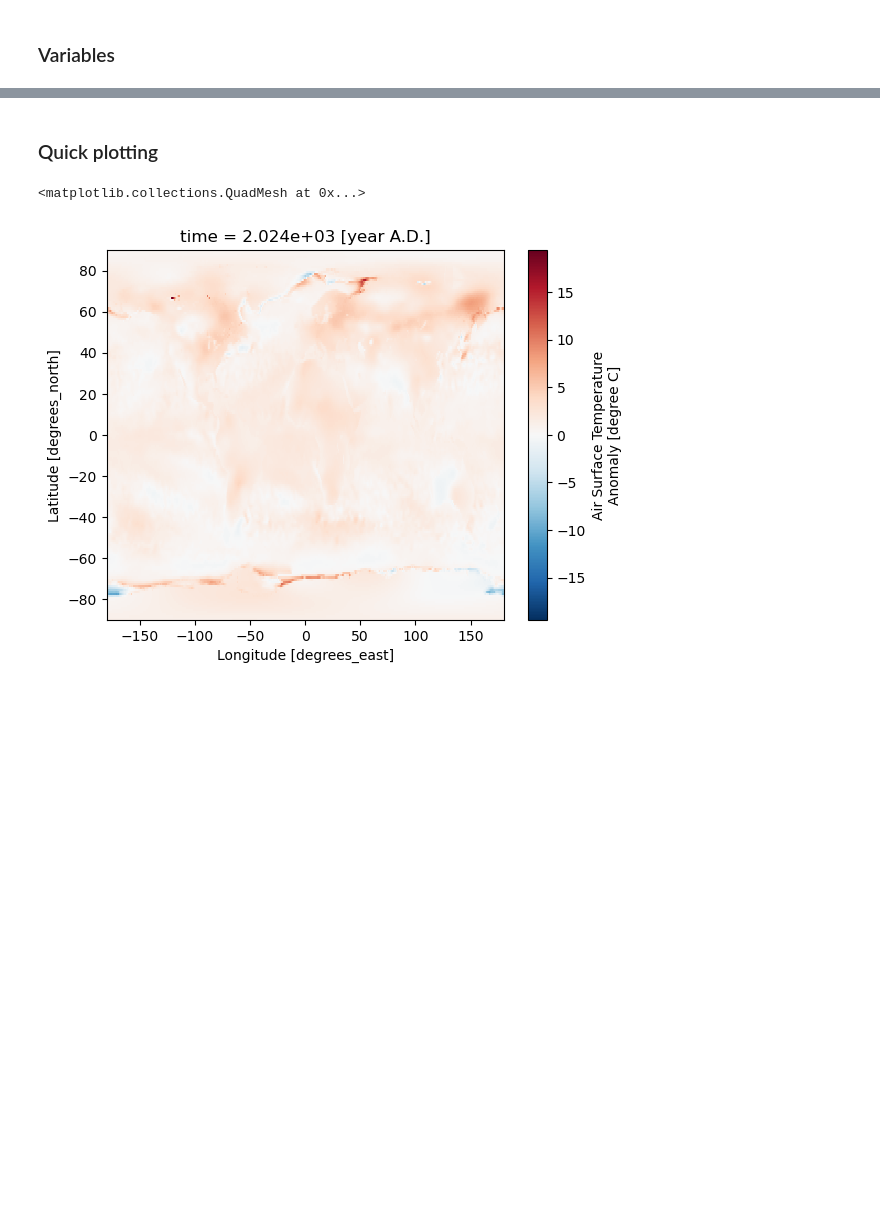
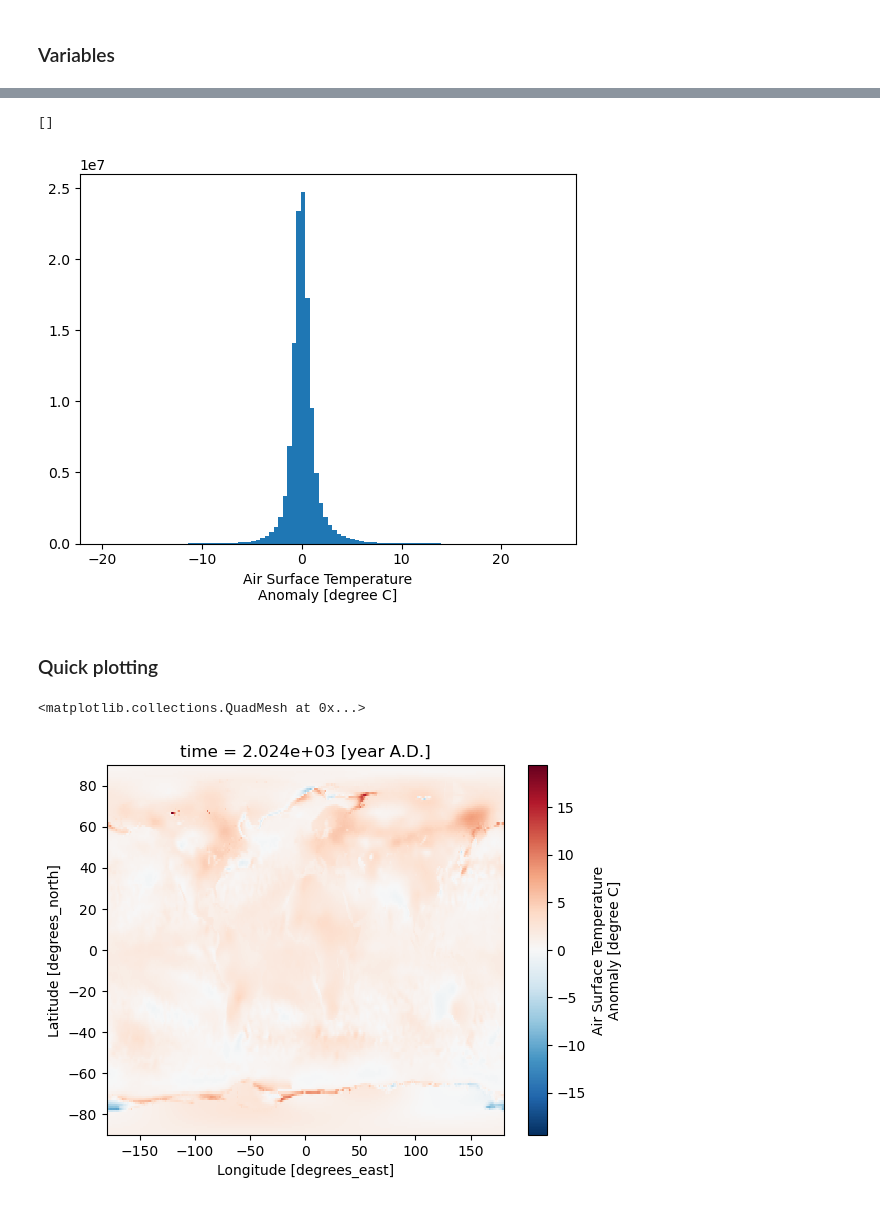
Before and after one commit to davidpaul24/CFR-2024, a Jupyter notebook: module_climate/03_data-in-3D.ipynb, the cells around one changed output, grey strips where cells are left out. Drawn from its saved outputs; the diff is of its cells as text; code cells hidden in the pictures; blank space fills up the shorter version.

```diff
--- a/module_climate/03_data-in-3D.ipynb
+++ b/module_climate/03_data-in-3D.ipynb
@@ -105,3 +253,9 @@ Coordinates:
+# %%
+DS['temperature'].plot.hist(bins=100)
+plt.plot()
+# %% [output]
+[]
+[figure, added]
 # %% [markdown]
 ### Quick plotting
 # %%
```
Also changed, not shown: parts of 14 cells of this notebook.
